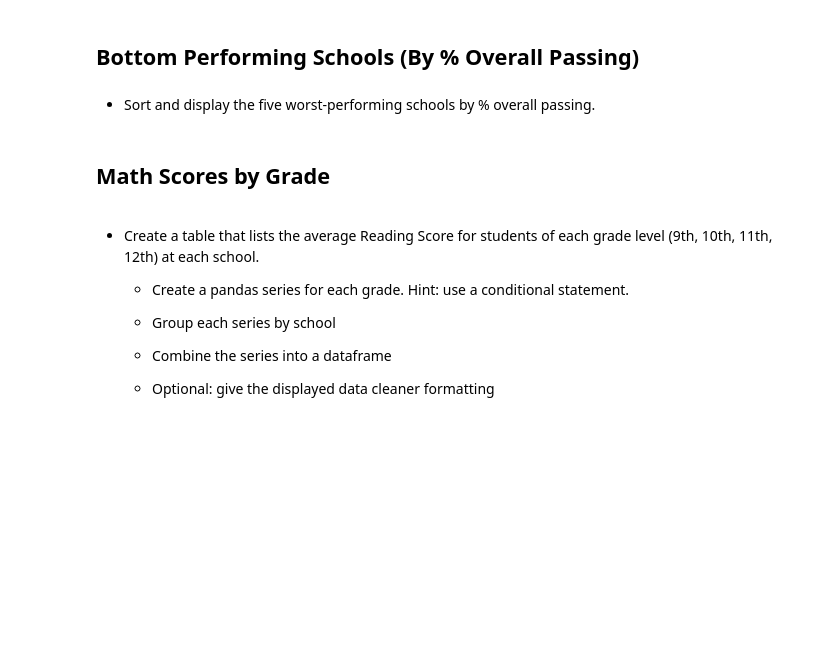
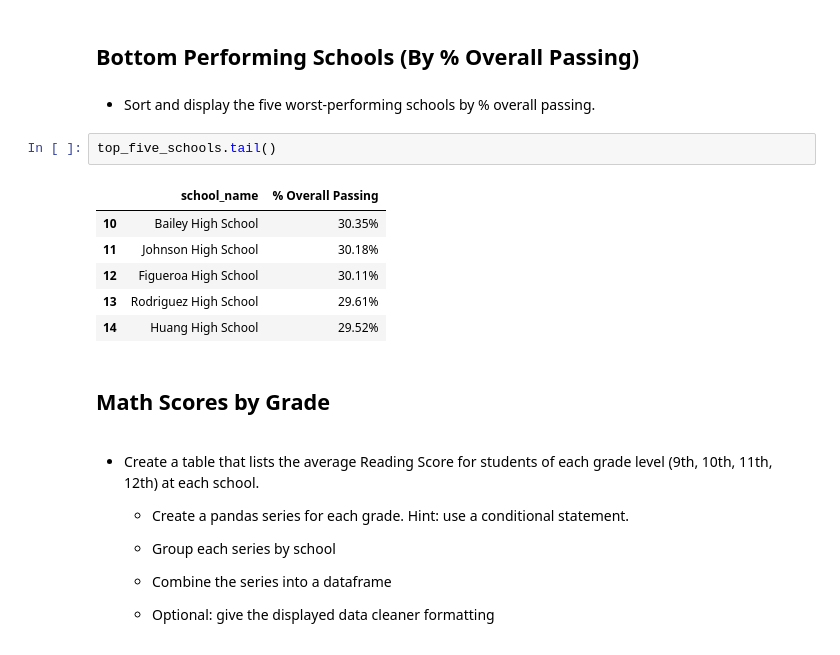
Before and after one commit to bay0624/City-Schools, a Jupyter notebook: CitySchools.ipynb, the cells around one changed output. Drawn from its saved outputs; the diff is of its cells as text; blank space fills up the shorter version.

```diff
--- a/CitySchools.ipynb
+++ b/CitySchools.ipynb
@@ -256,6 +271,15 @@ summary_schools
 ## Bottom Performing Schools (By % Overall Passing)
 # %% [markdown]
 * Sort and display the five worst-performing schools by % overall passing.
+# %%
+top_five_schools.tail()
+# %% [output]
+|  | school_name | % Overall Passing |
+| 10 | Bailey High School | 30.35% |
+| 11 | Johnson High School | 30.18% |
+| 12 | Figueroa High School | 30.11% |
+| 13 | Rodriguez High School | 29.61% |
+| 14 | Huang High School | 29.52% |
 # %% [markdown]
 ## Math Scores by Grade
 # %% [markdown]
```
Also changed, not shown: parts of 1 cell of this notebook.
